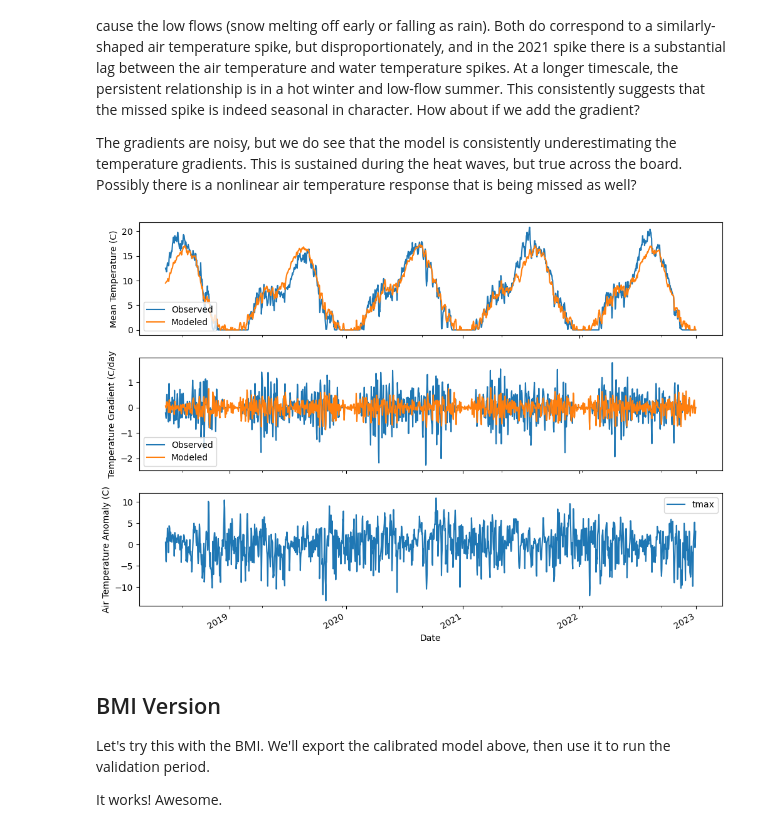
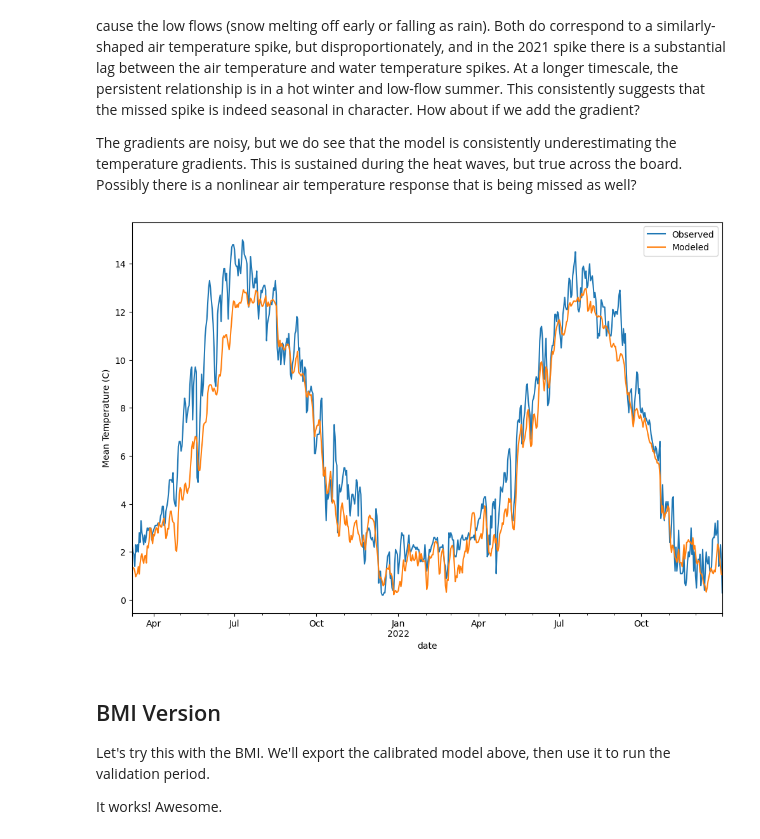
Before and after one commit to mines-ciroh/TempEst-NEWT, a Jupyter notebook: watershed_run.ipynb, the cells around one changed output. Saved outputs shown, nothing was run; the diff lists cells and outputs as text; code cells hidden in the pictures.

```diff
--- a/watershed_run.ipynb
+++ b/watershed_run.ipynb
@@ -21,9 +23,9 @@ import NEWT.datatools as datatools
 # %%
 sagehen = "10343500"
 eagle = "394220106431500"
-ws = eagle
+ws = sagehen
 # %%
-use_origin = False
+use_origin = True
 if use_origin:
     raw = pd.read_csv(r"X:\Rio.Data\StreamTemperature\NEXT\ReadyData\daymet_aoi\USGS-" + f"{ws}.csv")
     raw["date"] = pd.to_datetime(raw["datetime"]).dt.date
@@ -147,26 +149,26 @@ For Eagle River, all major unmodeled temperature spikes correspond to sustained
 
 The gradients are noisy, but we do see that the model is consistently underestimating the temperature gradients.  This is sustained during the heat waves, but true across the board.  Possibly there is a nonlinear air temperature response that is being missed as well?
 # %%
-# fig = plt.figure(figsize=(12, 8))
-# ax = plt.axes()
-fig, axes = plt.subplots(3, 1, figsize=(12,9), sharex=True)
-ax = axes[0]
+fig = plt.figure(figsize=(12, 8))
+ax = plt.axes()
+# fig, axes = plt.subplots(3, 1, figsize=(12,9), sharex=True)
+# ax = axes[0]
 pred.plot(x="date", y="temperature", label="Observed", ax=ax)
 pred.plot(x="date", y="temp.mod", label="Modeled", ax=ax)
 # ax.set_xlabel("Date")
 ax.set_ylabel("Mean Temperature (C)")
 # _ = ax.set_title("Eagle River")
 # pred_anom.plot(y="Q", ax=axes[1])
 # axes[1].set_ylabel("Q anomaly (cfs)")
-pred_anom.plot(y="obs_grad", label="Observed", ax=axes[1])
-pred_anom.plot(y="mod_grad", label="Modeled", ax=axes[1])
-axes[1].set_ylabel("Temperature Gradient (C/day")
-pred_anom.plot(y="tmax", ax=axes[2])
-axes[2].set_ylabel("Air Temperature Anomaly (C)")
-_ = axes[-1].set_xlabel("Date")
-# fig.savefig("results/EagleCalibrated.png")
+# pred_anom.plot(y="obs_grad", label="Observed", ax=axes[1])
+# pred_anom.plot(y="mod_grad", label="Modeled", ax=axes[1])
+# axes[1].set_ylabel("Temperature Gradient (C/day")
+# pred_anom.plot(y="tmax", ax=axes[2])
+# axes[2].set_ylabel("Air Temperature Anomaly (C)")
+# _ = axes[-1].set_xlabel("Date")
+fig.savefig("results/SagehenCalibrated.png")
 # %% [output]
-[figure, old version]
+[figure, new version]
 # %% [markdown]
 ## BMI Version
 
```
Also changed, not shown: parts of 24 cells of this notebook, 1 other file.
